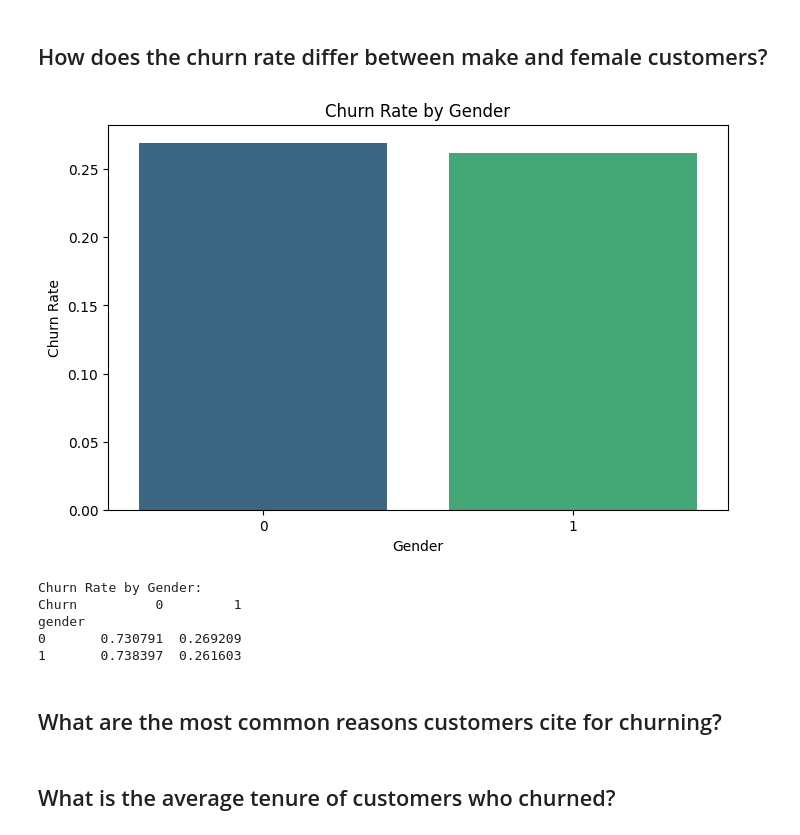
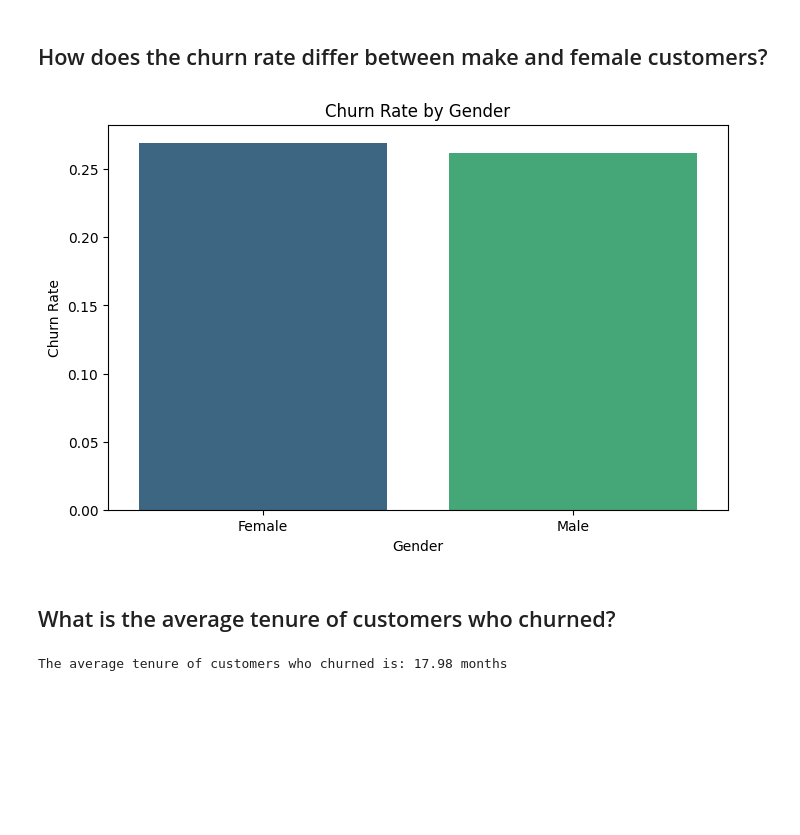
Before and after one commit to bbrauser/Churn_Analysis, a Jupyter notebook: notebooks/churn_analysis.ipynb, the cells around one changed output. Drawn from its saved outputs; the diff is of its cells as text; code cells hidden in the pictures; blank space fills up the shorter version.

```diff
--- a/notebooks/churn_analysis.ipynb
+++ b/notebooks/churn_analysis.ipynb
@@ -2,4 +2,4 @@
 import pandas as pd
 
 # Load the dataset
-df = pd.read_csv('https://raw.githubusercontent.com/bbrauser/Churn_Analysis/main/data/churn_data_processed.csv')
+df = pd.read_csv('https://raw.githubusercontent.com/bbrauser/Churn_Analysis/main/data/churn_data.csv')
@@ -19,25 +35,26 @@ The overall churn rate is: 26.54%
 # %%
 import seaborn as sns
 import matplotlib.pyplot as plt
 
-# Calculate churn rate by gender (Female = 0, Male = 1)
+# Calculate churn rate by gender
 churn_by_gender = df.groupby('gender')['Churn'].value_counts(normalize=True).unstack()
 
 # Plot the churn rate by gender
 plt.figure(figsize=(8, 5))
-sns.barplot(x=churn_by_gender.index, y=churn_by_gender[1], palette='viridis')
+sns.barplot(x=churn_by_gender.index, y=churn_by_gender['Yes'], palette='viridis')
 plt.title('Churn Rate by Gender')
 plt.xlabel('Gender')
 plt.ylabel('Churn Rate')
 plt.show()
 # %% [output]
-[figure, old version]
+[figure, new version]
-Churn Rate by Gender:
-Churn          0         1
-gender
-0       0.730791  0.269209
-1       0.738397  0.261603
-# %% [markdown]
-## What are the most common reasons customers cite for churning?
 # %% [markdown]
 ## What is the average tenure of customers who churned?
+# %%
+# Calculate the average tenure for customers who churned
+average_tenure_churned = df[df['Churn'] == 'Yes']['tenure'].mean()
+
+# Display the result
+print(f"The average tenure of customers who churned is: {average_tenure_churned:.2f} months")
+# %% [output]
+The average tenure of customers who churned is: 17.98 months
```
Also changed, not shown: parts of 22 cells of this notebook, 5 other files.
